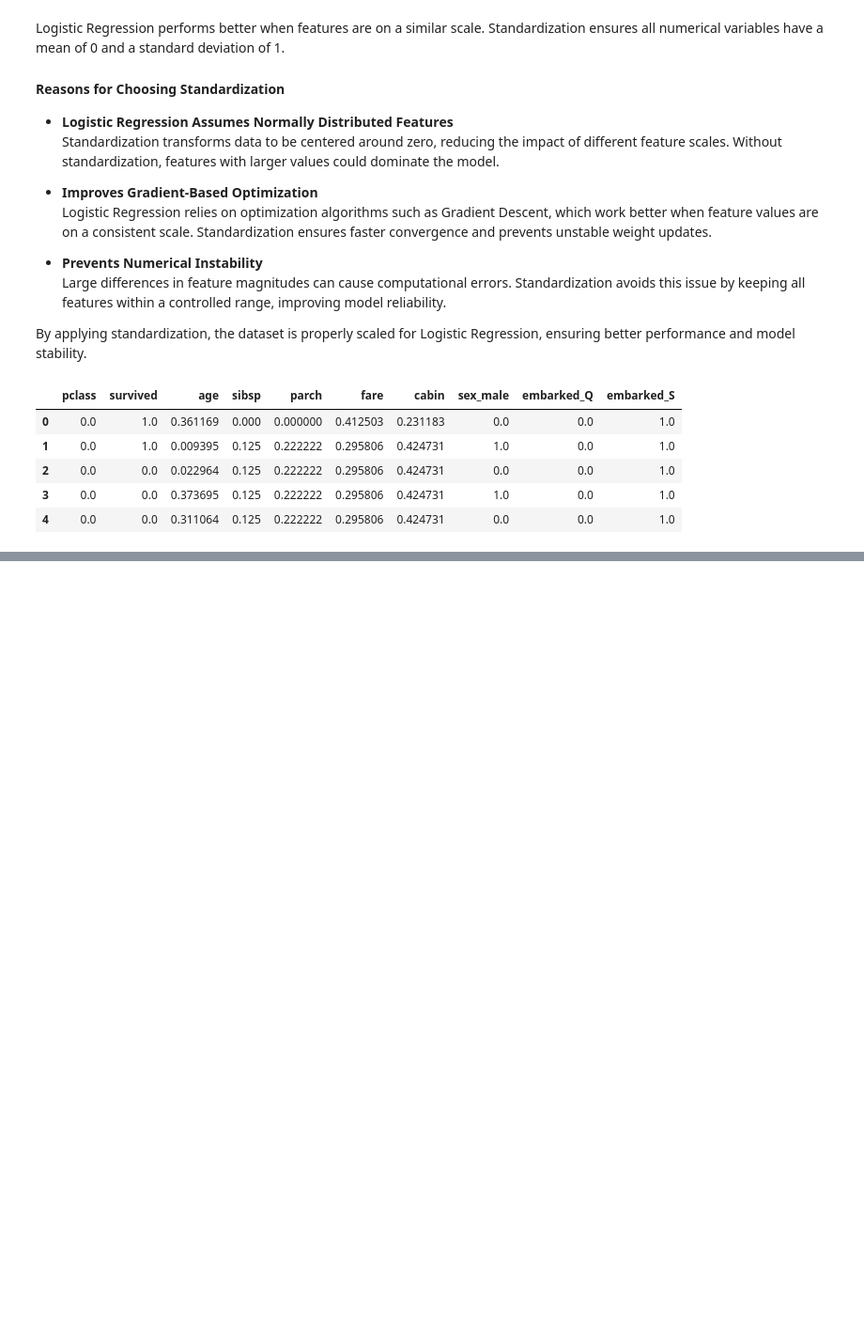
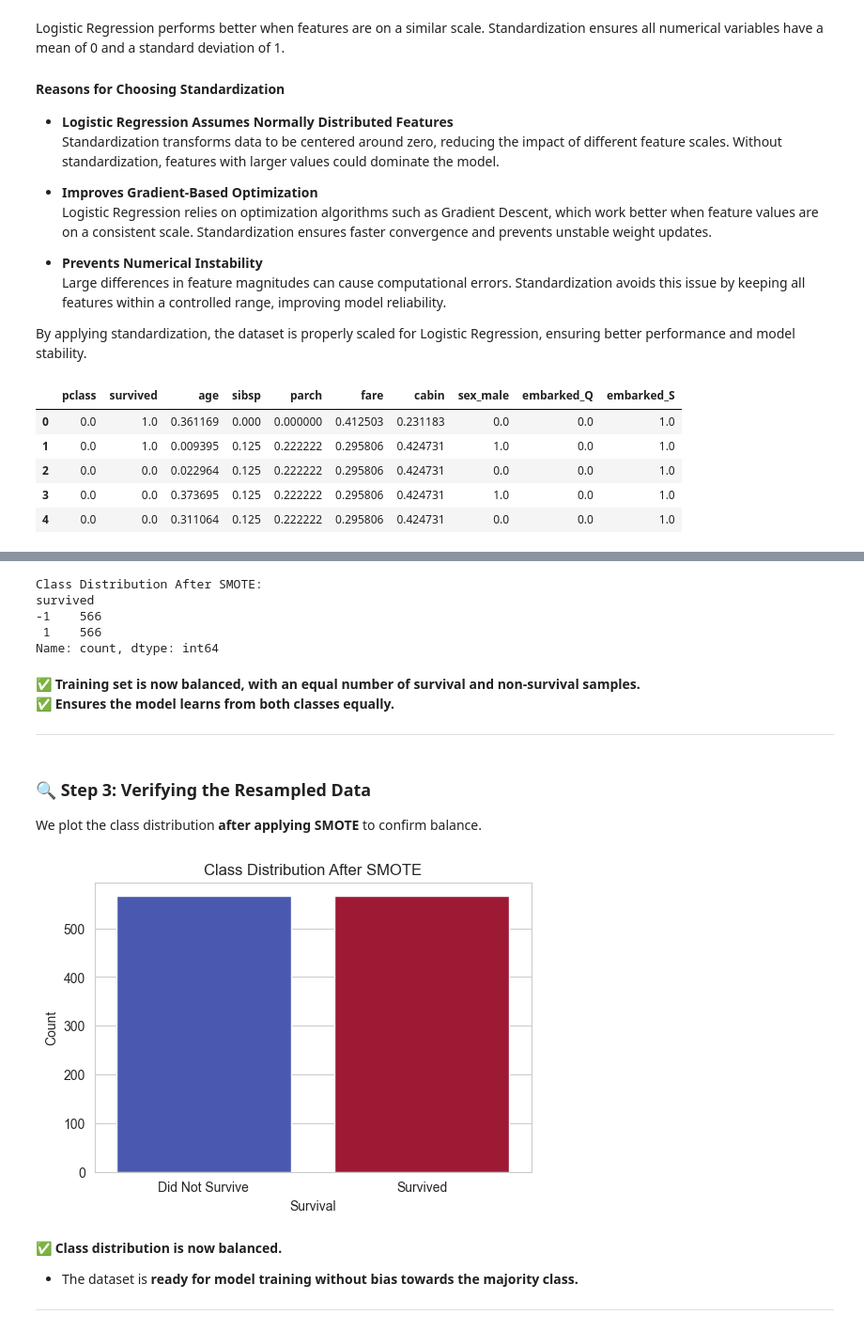
Before and after one commit to JSebastianIEU/ML-fundamentals-2025, a Jupyter notebook: Assignment1/assignment_1_JuanSebastian_Peña[_Peña] .ipynb, the cells around one changed output, grey strips where cells are left out. Shown at 94% size. Saved outputs shown, nothing was run; the diff lists cells and outputs as text; code cells hidden in the pictures; blank space fills up the shorter version.

```diff
--- a/Assignment1/assignment_1_JuanSebastian_Peña[_Peña] .ipynb
+++ b/Assignment1/assignment_1_JuanSebastian_Peña[_Peña] .ipynb
@@ -743,0 +872,63 @@ data_normalized.head()
+# %%
+# Define SMOTE with k-nearest neighbors (default k=5)
+smote = SMOTE(random_state=42)
+
+# Split features (X) and target (y)
+X_train = train_data.drop(columns=["survived"])
+y_train = train_data["survived"].round().astype(int)  # Convert to discrete class labels
+
+# Apply SMOTE to balance the training set
+X_train_resampled, y_train_resampled = smote.fit_resample(X_train, y_train)
+
+# Print new class distribution
+print("Class Distribution After SMOTE:")
+print(y_train_resampled.value_counts())
+# %% [output]
+Class Distribution After SMOTE:
+survived
+-1    566
+ 1    566
+Name: count, dtype: int64
+# %% [markdown]
+✅ **Training set is now balanced, with an equal number of survival and non-survival samples.**
+✅ **Ensures the model learns from both classes equally.**
+
+---
+# %% [markdown]
+### 🔍 Step 3: Verifying the Resampled Data
+
+We plot the class distribution **after applying SMOTE** to confirm balance.
+# %%
+# Calculate resampled class counts
+resampled_counts = y_train_resampled.value_counts()
+
+# Create dataframe for plotting
+plot_data = pd.DataFrame({
+    'survival': resampled_counts.index,
+    'count': resampled_counts.values
+})
+
+# Create plot with updated syntax
+plt.figure(figsize=(6, 4))
+sns.barplot(
+    data=plot_data,
+    x='survival',
+    y='count',
+    hue='survival',
+    palette='coolwarm',
+    legend=False
+)
+
+# Customize plot
+plt.xticks([0, 1], ["Did Not Survive", "Survived"])
+plt.xlabel("Survival")
+plt.ylabel("Count")
+plt.title("Class Distribution After SMOTE")
+plt.show()
+# %% [output]
+[figure, added]
+# %% [markdown]
+✅ **Class distribution is now balanced.**
+- The dataset is **ready for model training without bias towards the majority class.**
+
+---
```
Also changed, not shown: parts of 16 cells of this notebook.
